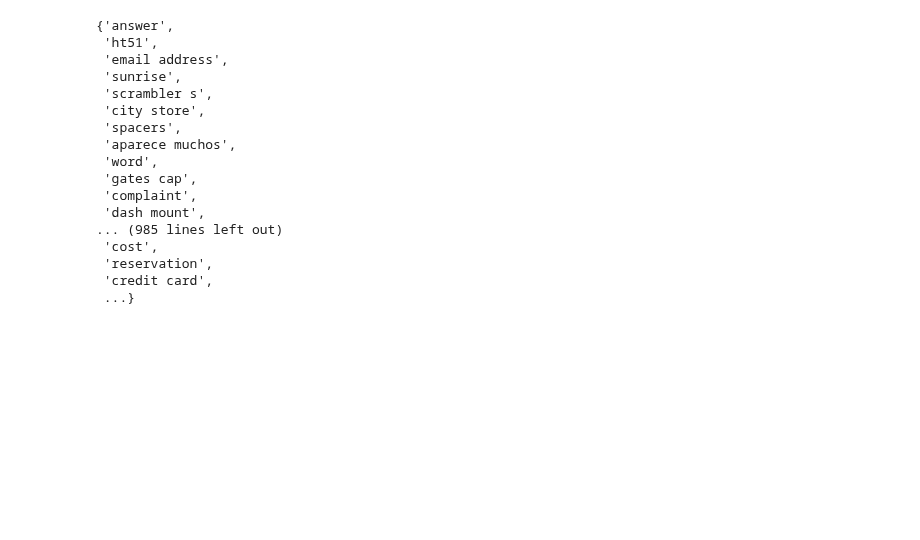
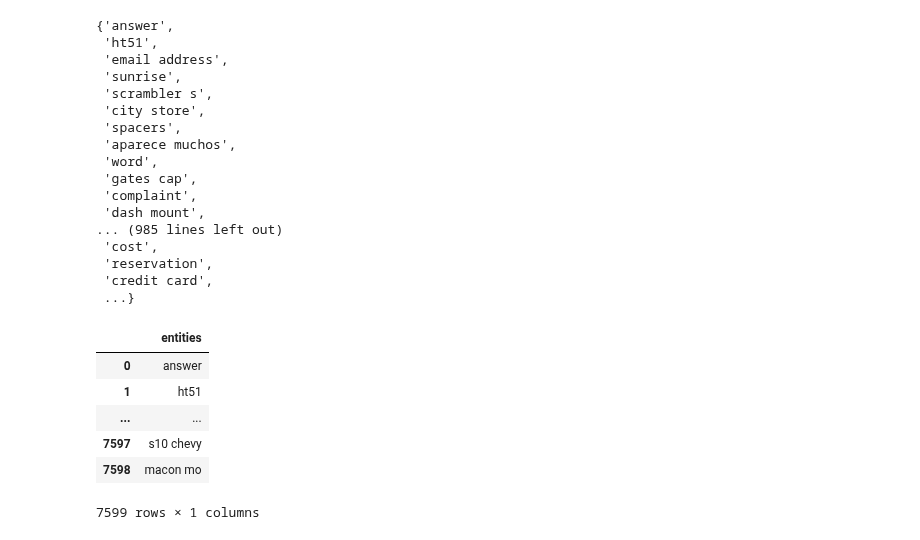
Before and after one commit to SocialSharma/named_entity_recognition, a Jupyter notebook: entity_extraction_v1.ipynb, the cells around one changed output. Drawn from its saved outputs; the diff is of its cells as text; code cells hidden in the pictures; blank space fills up the shorter version.

Commit message:
add entities file to gitignore and begin cleaning entites

```diff
--- a/entity_extraction_v1.ipynb
+++ b/entity_extraction_v1.ipynb
@@ -234,3 +234,14 @@ entities
  'reservation',
  'credit card',
  ...}
+# %%
+entity_dump_df = pd.DataFrame(pd.Series(list(entities)), columns=['entities'])
+entity_dump_df
+# %% [output]
+|  | entities |
+| 0 | answer |
+| 1 | ht51 |
+| ... | ... |
+| 7597 | s10 chevy |
+| 7598 | macon mo |
+7599 rows × 1 columns
```
Also changed, not shown: parts of 7 cells of this notebook.
